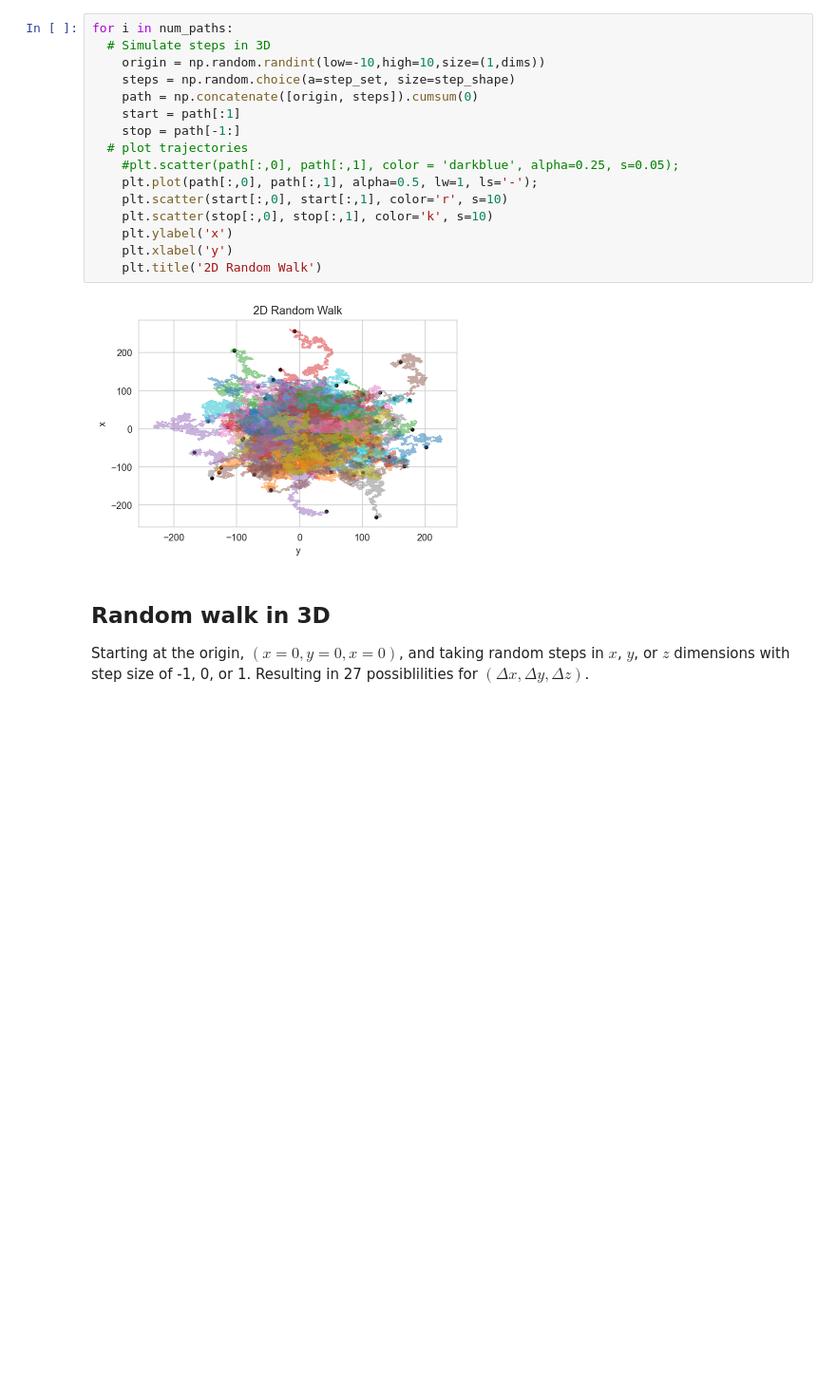
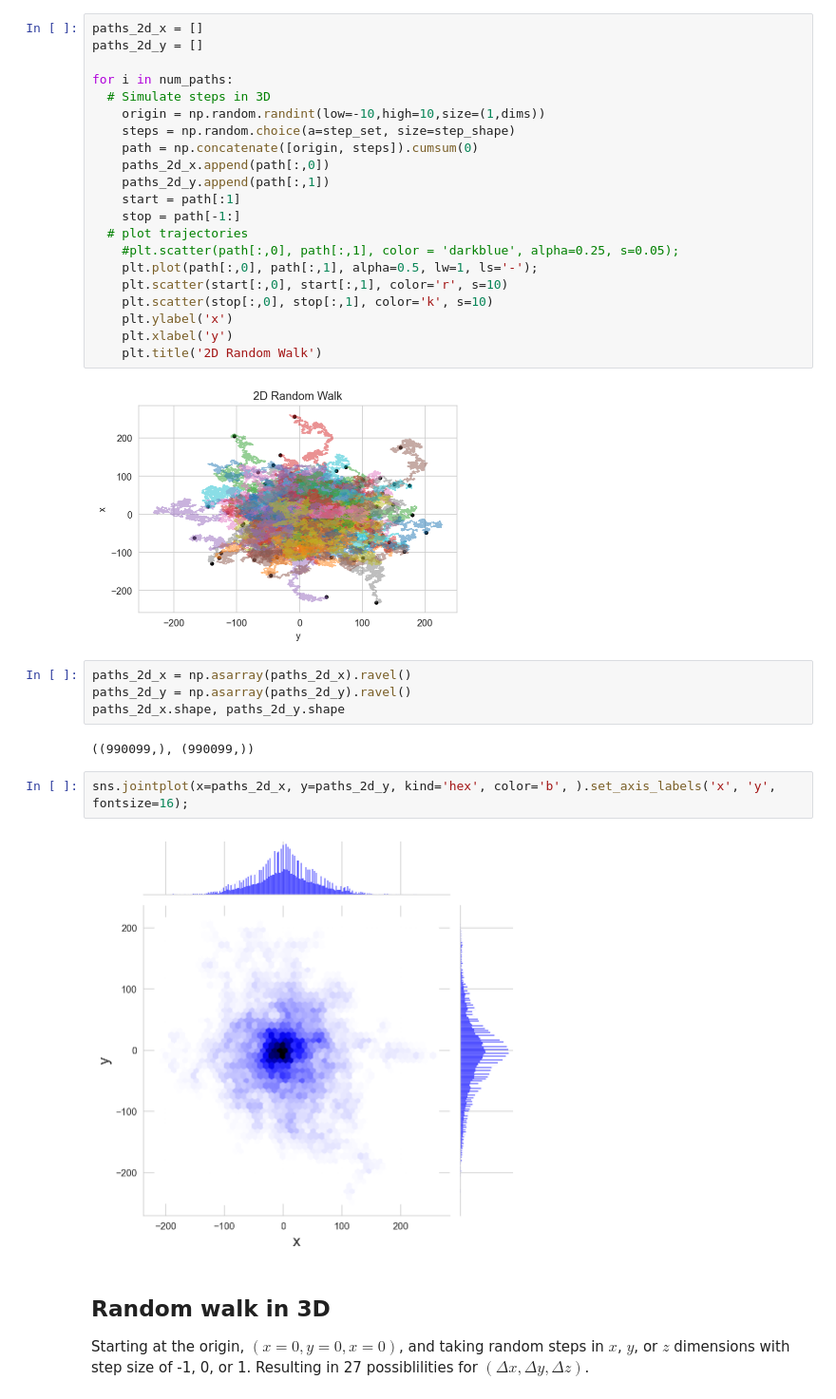
Before and after one commit to UCLA-Chem114/lab_notebooks, a Jupyter notebook: lecture_notebooks/8c_random_walk.ipynb, the cells around one changed output. Shown at 95% size. Saved outputs shown, nothing was run; the diff lists cells and outputs as text; blank space fills up the shorter version.

```diff
--- a/lecture_notebooks/8c_random_walk.ipynb
+++ b/lecture_notebooks/8c_random_walk.ipynb
@@ -166,11 +179,16 @@ plt.tight_layout(pad=0);
 # %%
 num_paths = np.arange(1, 100)
 # %%
+paths_2d_x = []
+paths_2d_y = []
+
 for i in num_paths:
   # Simulate steps in 3D
     origin = np.random.randint(low=-10,high=10,size=(1,dims))
     steps = np.random.choice(a=step_set, size=step_shape)
     path = np.concatenate([origin, steps]).cumsum(0)
+    paths_2d_x.append(path[:,0])
+    paths_2d_y.append(path[:,1])
     start = path[:1]
     stop = path[-1:]
   # plot trajectories
@@ -183,6 +201,16 @@ for i in num_paths:
     plt.title('2D Random Walk')
 # %% [output]
 [figure]
+# %%
+paths_2d_x = np.asarray(paths_2d_x).ravel()
+paths_2d_y = np.asarray(paths_2d_y).ravel()
+paths_2d_x.shape, paths_2d_y.shape
+# %% [output]
+((990099,), (990099,))
+# %%
+sns.jointplot(x=paths_2d_x, y=paths_2d_y, kind='hex', color='b', ).set_axis_labels('x', 'y', fontsize=16);
+# %% [output]
+[figure, added]
 # %% [markdown]
 ## Random walk in 3D
 
```
Also changed, not shown: parts of 9 cells of this notebook.
